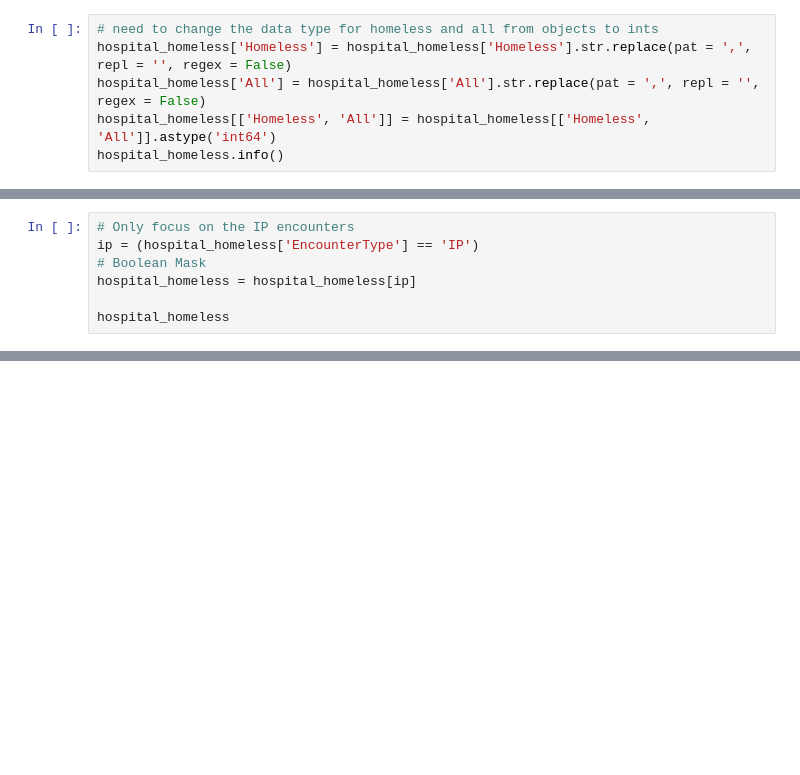
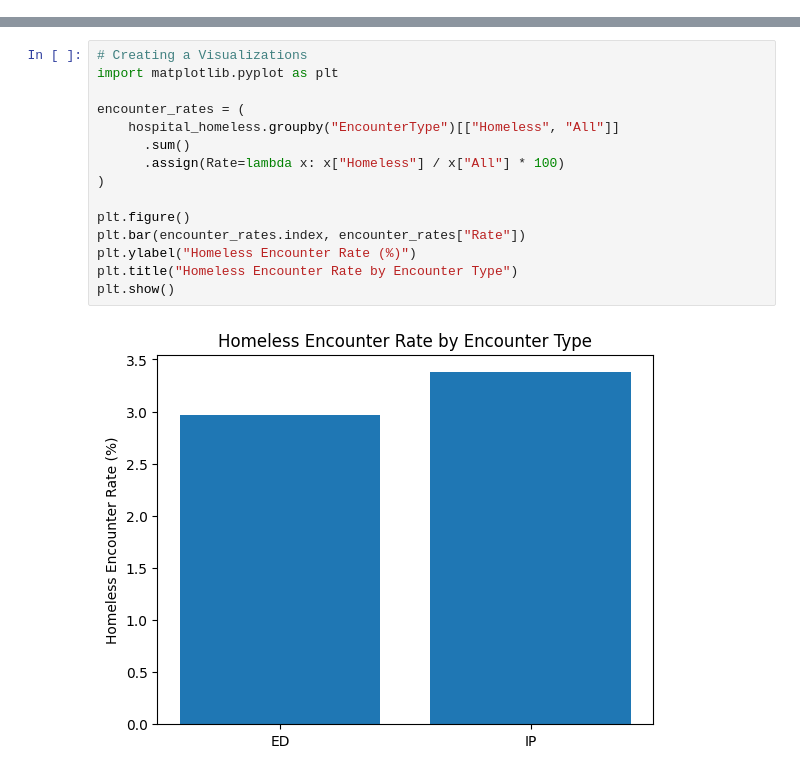
Before and after one commit to JoshPatNava/Homeless_In_Hospital, a Jupyter notebook: Homeless_Hospitlization.ipynb, the cells around one changed output, grey strips where cells are left out. Saved outputs shown, nothing was run; the diff lists cells and outputs as text; blank space fills up the shorter version.

```diff
--- a/Homeless_Hospitlization.ipynb
+++ b/Homeless_Hospitlization.ipynb
@@ -33,6 +25,0 @@ memory usage: 1.7+ KB
-# %%
-# need to change the data type for homeless and all from objects to ints
-hospital_homeless['Homeless'] = hospital_homeless['Homeless'].str.replace(pat = ',', repl = '', regex = False)
-hospital_homeless['All'] = hospital_homeless['All'].str.replace(pat = ',', repl = '', regex = False)
-hospital_homeless[['Homeless', 'All']] = hospital_homeless[['Homeless', 'All']].astype('int64')
-hospital_homeless.info()
@@ -74,7 +25,0 @@ hospital_homeless
-# %%
-# Only focus on the IP encounters
-ip = (hospital_homeless['EncounterType'] == 'IP')
-# Boolean Mask
-hospital_homeless = hospital_homeless[ip]
-
-hospital_homeless
@@ -160,0 +84,17 @@ and then following second is Hispanic with 25% of the overall homeless admitted,
+# %%
+# Creating a Visualizations
+import matplotlib.pyplot as plt
+
+encounter_rates = (
+    hospital_homeless.groupby("EncounterType")[["Homeless", "All"]]
+      .sum()
+      .assign(Rate=lambda x: x["Homeless"] / x["All"] * 100)
+)
+
+plt.figure()
+plt.bar(encounter_rates.index, encounter_rates["Rate"])
+plt.ylabel("Homeless Encounter Rate (%)")
+plt.title("Homeless Encounter Rate by Encounter Type")
+plt.show()
+# %% [output]
+[figure, added]
```
Also changed, not shown: parts of 17 cells of this notebook, 2 other files.
